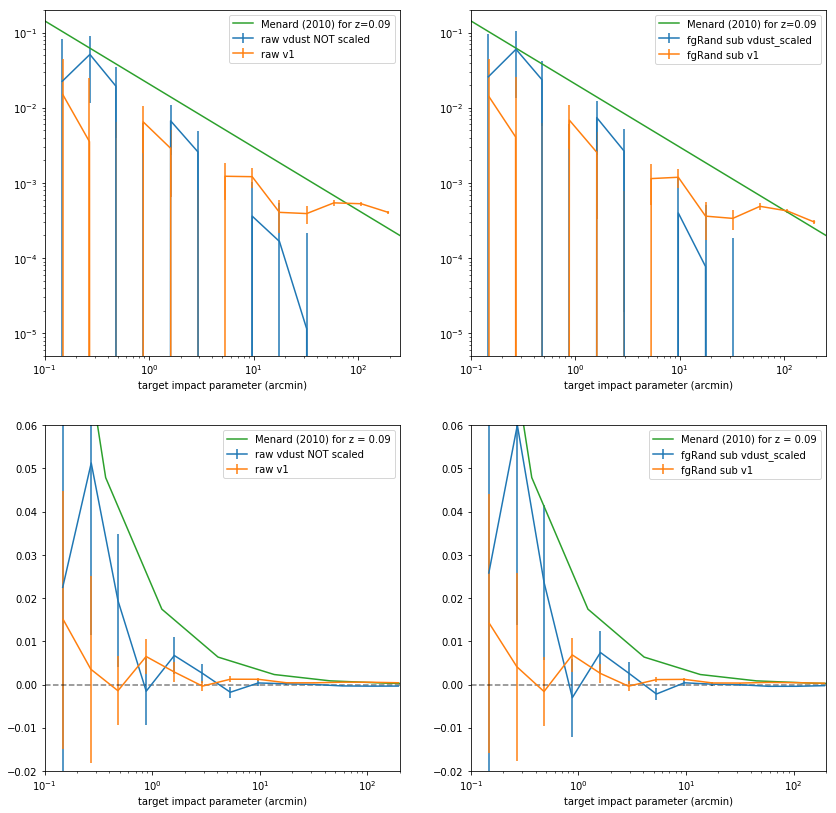
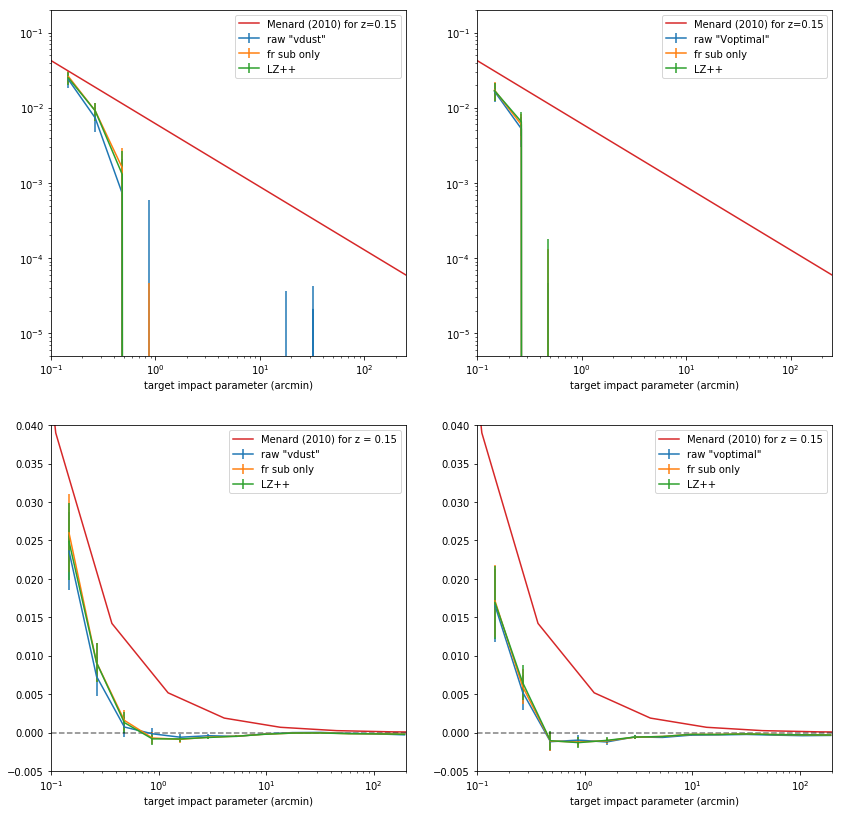
The notebook cell's code change between the first figure and the second:
--- before
+++ after
@@ -1,27 +1,29 @@
 fig=plt.figure(figsize=(14,14))
 r = np.logspace(-2,2.7,10)
-av2 = 2.4e-3 * (r/13.0)**(-0.84)
+av2 = 2.4e-3 * (r/3.06)**(-0.84)
 
 ### in log space
 
 ax=fig.add_subplot(221)
-ax.errorbar(dd['meanR'],dd['kappa'],yerr=dd['sigma'],label='raw vdust NOT scaled')  
-ax.errorbar(dd1['meanR'],dd1['kappa'],yerr=dd1['sigma'],label='raw v1')  
+ax.errorbar(dd['meanR'],dd['kappa'],yerr=dd['sigma'],label='raw "vdust"')
+ax.errorbar(dd['meanR'],dd['kappa']-fr['kappa'],yerr=dd['sigma'],label='fr sub only')
+ax.errorbar(dd['meanR'],dd['kappa']-fr['kappa']-dr['kappa']+rr['kappa'],yerr=dd['sigma'],label='LZ++')  
 ax.set_xscale('log')
 ax.set_yscale('log')
 ax.set_ylim(5e-6,2e-1)
 ax.set_xlim(0.1,250)
-ax.plot(r,av2,label='Menard (2010) for z=0.09')
+ax.plot(r,av2,label='Menard (2010) for z=0.15')
 ax.legend()
 ax.set_xlabel('target impact parameter (arcmin)')
 
 ax2=fig.add_subplot(222)
-ax2.errorbar(dd['meanR'],(dd['kappa']-fr['kappa'])*1.163,yerr=dd['sigma']*1.163,label='fgRand sub vdust_scaled')  
-ax2.errorbar(dd1['meanR'],dd1['kappa']-fr1['kappa'],yerr=dd1['sigma'],label='fgRand sub v1')  
+ax2.errorbar(ddOpt['meanR'],ddOpt['kappa'],yerr=ddOpt['sigma'],label='raw "Voptimal"')
+ax2.errorbar(ddOpt['meanR'],ddOpt['kappa']-frOpt['kappa'],yerr=ddOpt['sigma'],label='fr sub only')
+ax2.errorbar(ddOpt['meanR'],ddOpt['kappa']-frOpt['kappa']-drOpt['kappa']+rrOpt['kappa'],yerr=ddOpt['sigma'],label='LZ++')  
 ax2.set_xscale('log')
 ax2.set_yscale('log')
 ax2.set_ylim(5e-6,2e-1)
 ax2.set_xlim(0.1,250)
-ax2.plot(r,av2,label='Menard (2010) for z=0.09')
+ax2.plot(r,av2,label='Menard (2010) for z=0.15')
 
 ax2.legend()
@@ -31,9 +33,10 @@
 ### in linear space
 ax3=fig.add_subplot(223) 
-ax3.errorbar(dd['meanR'],dd['kappa'],yerr=dd['sigma'],label='raw vdust NOT scaled')  
-ax3.errorbar(dd1['meanR'],dd1['kappa'],yerr=dd1['sigma'],label='raw v1')  
+ax3.errorbar(dd['meanR'],dd['kappa'],yerr=dd['sigma'],label='raw "vdust"')
+ax3.errorbar(dd['meanR'],dd['kappa']-fr['kappa'],yerr=dd['sigma'],label='fr sub only')
+ax3.errorbar(dd['meanR'],dd['kappa']-fr['kappa']-dr['kappa']+rr['kappa'],yerr=dd['sigma'],label='LZ++')  
 ax3.set_xlim(.1,200)
-ax3.set_ylim(-2e-2,0.06)
-ax3.plot(r,av2,label='Menard (2010) for z = 0.09')
+ax3.set_ylim(-5e-3,0.04)
+ax3.plot(r,av2,label='Menard (2010) for z = 0.15')
 ax3.set_xscale('log')
 ax3.axhline(0,color='black',linestyle='--',alpha=0.5)
@@ -42,9 +45,10 @@
 
 ax4=fig.add_subplot(224)
-ax4.errorbar(dd['meanR'],(dd['kappa']-fr['kappa'])*1.163,yerr=dd['sigma']*1.163,label='fgRand sub vdust_scaled')  
-ax4.errorbar(dd1['meanR'],dd1['kappa']-fr1['kappa'],yerr=dd1['sigma'],label='fgRand sub v1')  
+ax4.errorbar(ddOpt['meanR'],ddOpt['kappa'],yerr=ddOpt['sigma'],label='raw "voptimal"')
+ax4.errorbar(ddOpt['meanR'],ddOpt['kappa']-frOpt['kappa'],yerr=ddOpt['sigma'],label='fr sub only')
+ax4.errorbar(ddOpt['meanR'],ddOpt['kappa']-frOpt['kappa']-drOpt['kappa']+rrOpt['kappa'],yerr=ddOpt['sigma'],label='LZ++')  
 ax4.set_xlim(.1,200)
-ax4.set_ylim(-2e-2,0.06)
-ax4.plot(r,av2,label='Menard (2010) for z = 0.09')
+ax4.set_ylim(-5e-3,0.04)
+ax4.plot(r,av2,label='Menard (2010) for z = 0.15')
 ax4.set_xscale('log')
 ax4.axhline(0,color='black',linestyle='--',alpha=0.5)
@@ -52,3 +56,3 @@
 ax4.legend()
 
-fig.savefig('dustOrthonorm_scaledVdustV0-iifsc.png')
+fig.savefig('/Users/jemcclea/Research/DES_DUST/round2/dusthalos/outputs/correlationFuncFigures/galex_vopt-vs-vdust.png')

Commit: Working on writeup